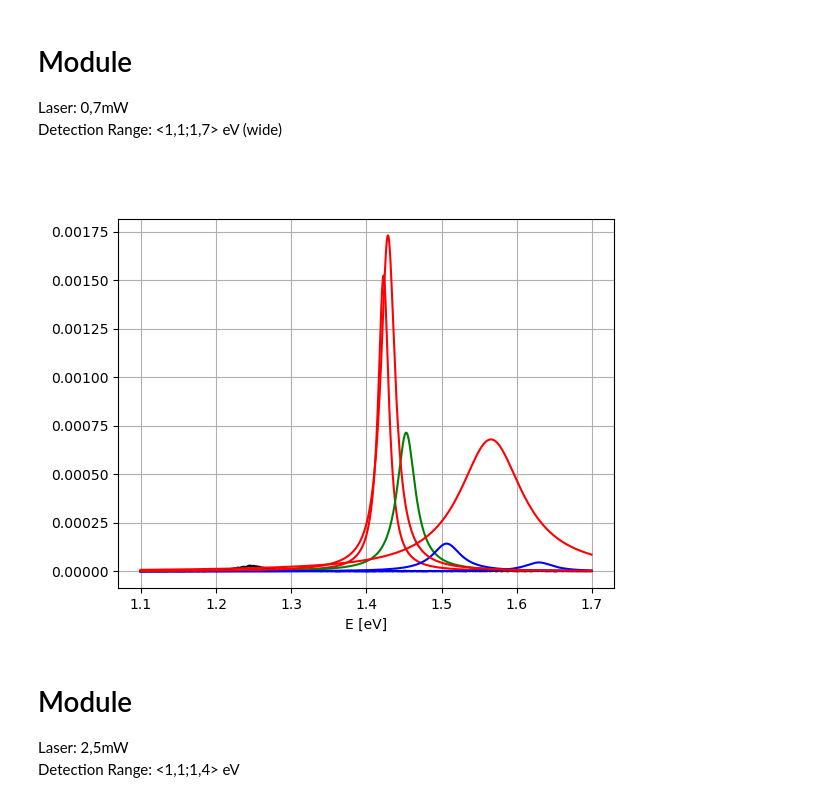
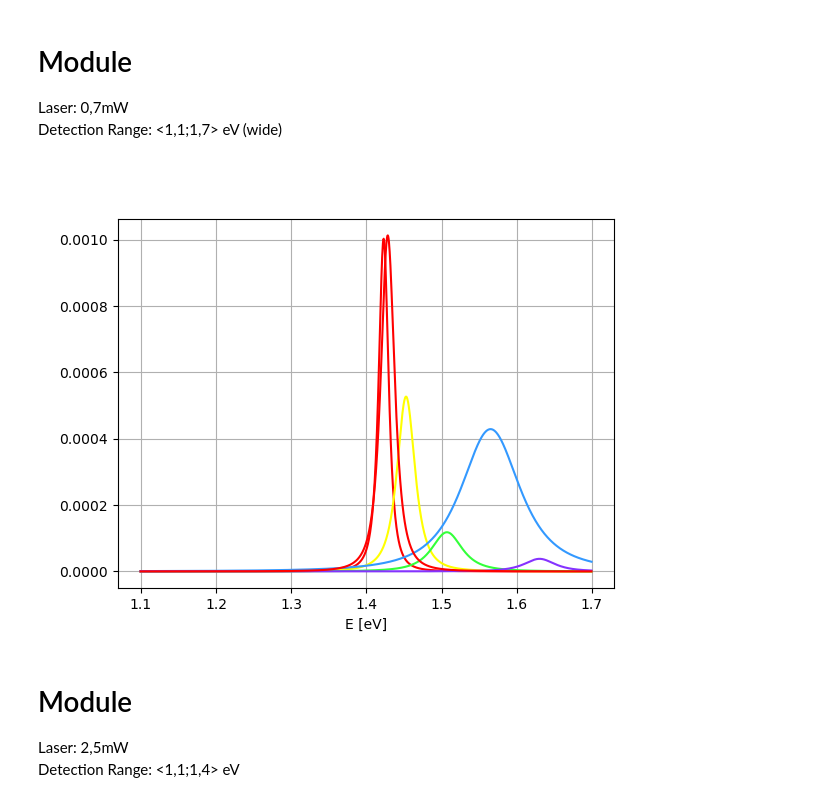
Before and after one commit to Jatsekku/pwr-spectroscopy-p2, a Jupyter notebook: spectro2.ipynb, the cells around one changed output. Saved outputs shown, nothing was run; the diff lists cells and outputs as text; code cells hidden in the pictures.

```diff
--- a/spectro2.ipynb
+++ b/spectro2.ipynb
@@ -175,6 +175,7 @@ class Result:
     x_fit: [float]
 
 global_results_wr = {}
+global_results_nr = {}
 # %% [markdown]
 # Plotting
 # %% [markdown]
@@ -544,7 +533,7 @@ Params [ 1.28674305e+00 -1.63952617e+00  5.21986552e-01  1.77900744e-06
 start_energy, stop_energy = 1.5928, 1.6617
 
 # Fitting params
-n = 2
+n = 3
 #          A1    B1    C1   D1      T1   E1    G1
 params1 = [0.00, 0.00, 0.0, 0.0002, 0.1, 0.00, 0.00]
 
@@ -568,14 +557,14 @@ print(params_final)
 
 plt.figure()
 plt.plot(x_contex, y_contex, color='black')
-plt.plot(x_fit, y_fitted, color='red')
+plt.plot(x_fit, y_fitted, color='#8533ff')
 plt.xlabel('E [eV]')
 plt.grid(True)
 plt.show()
 
 global_results_wr['T5'] = Result(
     name = 'PR WR V transition',
-    color = 'blue',
+    color = '#8533ff',
     energy_start = start_energy,
     energy_idx_start = start_idx,
     energy_stop = stop_energy,
@@ -620,10 +609,10 @@ energy = pl25_df['energy']
 pl = pl25_df['AC_X']
 pr = pr25_df['AC_X']
 r = pr25_df['DC_R']
-y = (pr-pl)/r
+y_nr = (pr-pl)/r
 
 plt.figure()
-plt.plot(energy, y, color='black')
+plt.plot(energy, y_nr, color='black')
 plt.xlabel('E [eV]')
 plt.grid(True)
 plt.show()
@@ -695,0 +759,11 @@ Params [ 3.18333770e-04 -4.81464012e-04  1.78052401e-04  9.26205155e-09
+# %%
+plt.figure()
+# Plot base
+plt.plot(energy, y_nr, color='black')
+# Apply results
+for r in global_results_nr.values():
+    plt.plot(r.x_fit, r.y_fitted, color=r.color)
+plt.xlabel(r'$E $ [eV]')
+plt.ylabel(r'$\Delta R / R$')
+plt.grid(True)
+plt.show()
@@ -701,49 +777,28 @@ Detection Range: <1,1;1,7> eV (wide)
 # %%
 # Fitting range for the fourth transition
 start_energy, stop_energy = 1.15, 1.35
-
-# Fitting params
-n = 2
-params1 = [
-    0.001, #D
-    0.001, #E
-    0.001, #G
-]
-
-# Single function used
-fit_module = fit_module_generic(n)
 
 energy_wr = pl07wr_df['energy']
 ac_x_wr = pl07wr_df['AC_X']
 ac_y_wr = pl07wr_df['AC_Y']
 r_wr = pl07wr_df['AC_R']
 r_calc_wr = np.sqrt((ac_x_wr**2)+(ac_y_wr**2))
 
-# start_idx, stop_idx = ((energy_wr - start_energy).abs().idxmin()), ((energy_wr - stop_energy).abs().idxmin())
-# print(f'Fitting from {start_energy} eV to {stop_energy} eV, idx: {start_idx}, {stop_idx}')
-
-# x_fit, y_fit = energy_wr[start_idx:stop_idx], r_wr[start_idx:stop_idx]
-
-# initial_guess = params1
-# params_final, covariance = curve_fit(fit_module, x_fit, y_fit, p0=initial_guess, maxfev=60000)
-# print(f'Params {params_final}\n Covariance: {covariance}')
-# y_fitted = fit_module(x_fit, *params_final)
-
 plt.figure()
-plt.plot(energy_wr, r_wr, color='black')
+# plt.plot(energy_wr, r_wr, color='black')
 for r in global_results_wr.values():
     y = fit_module1_calc(r.n, energy_wr, r.fitted_params)
     plt.plot(energy_wr, y, color=r.color)
 
 r = global_results_wr['T1']
 y = fit_module12_calc(r.n, energy_wr, r.fitted_params)
 plt.plot(energy_wr, y, color=r.color)
 
 plt.xlabel('E [eV]')
 plt.grid(True)
 plt.show()
 # %% [output]
-[figure, old version]
+[figure, new version]
 # %% [markdown]
 # Module
 
```
Also changed, not shown: parts of 20 cells of this notebook.
